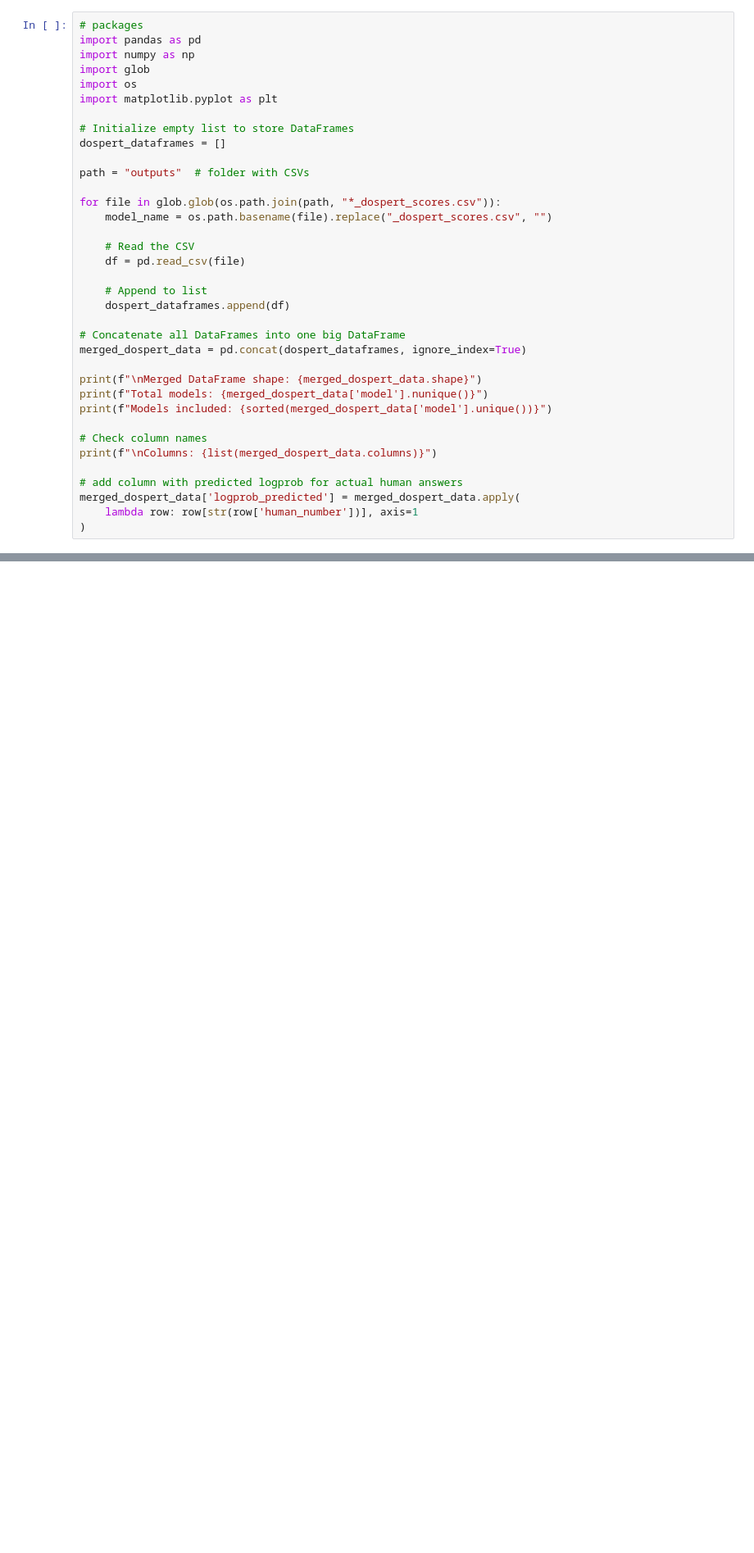
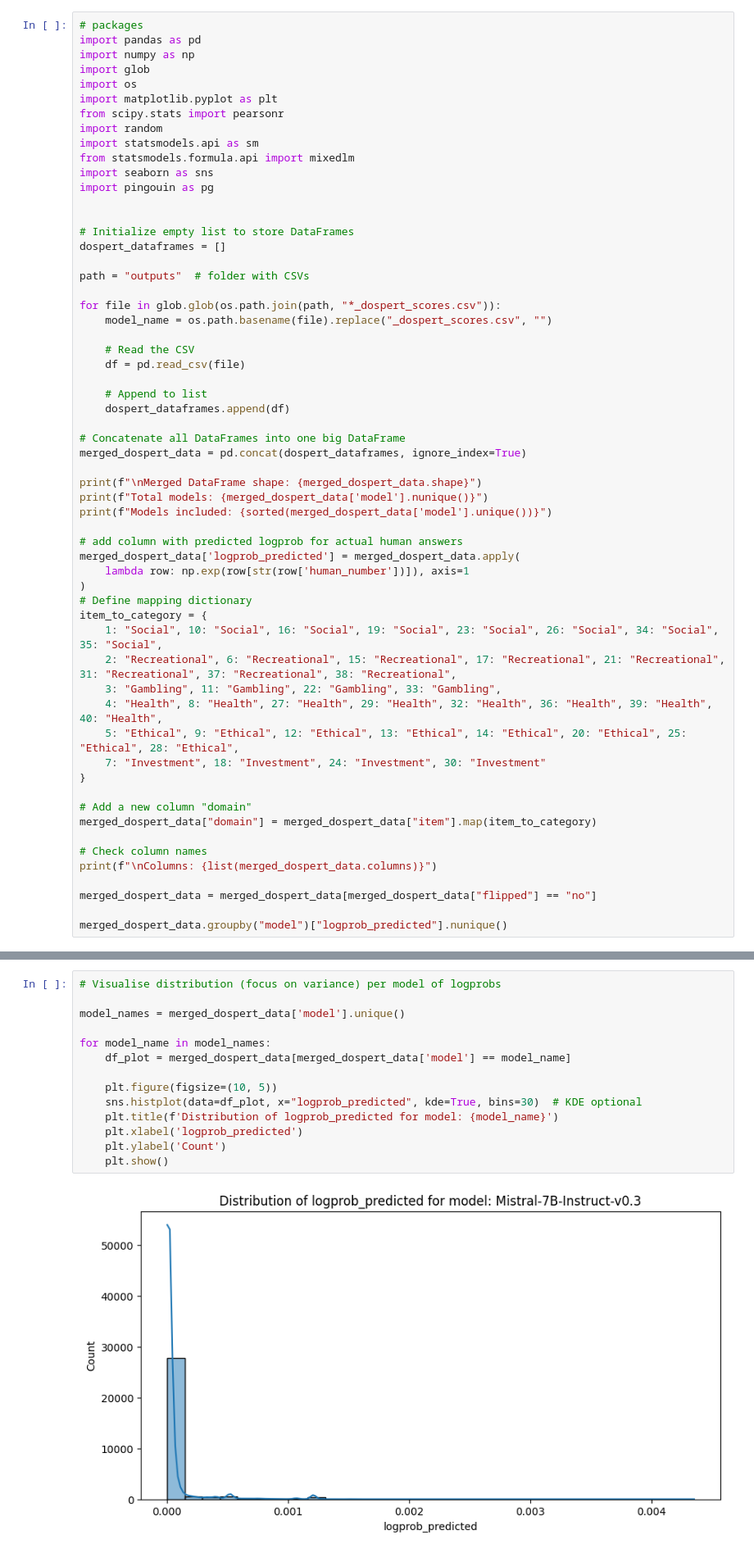
Before and after one commit to jelenameyer/LLMBehaviourGeneralizability, a Jupyter notebook: analysisScripts/survey_data_analysis/survey_data_anal.ipynb, the cells around one changed output, grey strips where cells are left out. Shown at 82% size. Cells and saved outputs as stored; diff of their text form; blank space fills up the shorter version.

Commit message:
Analyseansätze DOSPERT

```diff
--- a/analysisScripts/survey_data_analysis/survey_data_anal.ipynb
+++ b/analysisScripts/survey_data_analysis/survey_data_anal.ipynb
@@ -9,6 +9,13 @@ import numpy as np
 import glob
 import os
 import matplotlib.pyplot as plt
+from scipy.stats import pearsonr
+import random
+import statsmodels.api as sm
+from statsmodels.formula.api import mixedlm
+import seaborn as sns
+import pingouin as pg
+
 
 # Initialize empty list to store DataFrames
 dospert_dataframes = []
@@ -31,13 +38,29 @@ print(f"\nMerged DataFrame shape: {merged_dospert_data.shape}")
 print(f"Total models: {merged_dospert_data['model'].nunique()}")
 print(f"Models included: {sorted(merged_dospert_data['model'].unique())}")
 
+# add column with predicted logprob for actual human answers
+merged_dospert_data['logprob_predicted'] = merged_dospert_data.apply(
+    lambda row: np.exp(row[str(row['human_number'])]), axis=1
+)
+# Define mapping dictionary
+item_to_category = {
+    1: "Social", 10: "Social", 16: "Social", 19: "Social", 23: "Social", 26: "Social", 34: "Social", 35: "Social",
+    2: "Recreational", 6: "Recreational", 15: "Recreational", 17: "Recreational", 21: "Recreational", 31: "Recreational", 37: "Recreational", 38: "Recreational",
+    3: "Gambling", 11: "Gambling", 22: "Gambling", 33: "Gambling",
+    4: "Health", 8: "Health", 27: "Health", 29: "Health", 32: "Health", 36: "Health", 39: "Health", 40: "Health",
+    5: "Ethical", 9: "Ethical", 12: "Ethical", 13: "Ethical", 14: "Ethical", 20: "Ethical", 25: "Ethical", 28: "Ethical",
+    7: "Investment", 18: "Investment", 24: "Investment", 30: "Investment"
+}
+
+# Add a new column "domain"
+merged_dospert_data["domain"] = merged_dospert_data["item"].map(item_to_category)
+
 # Check column names
 print(f"\nColumns: {list(merged_dospert_data.columns)}")
 
-# add column with predicted logprob for actual human answers
-merged_dospert_data['logprob_predicted'] = merged_dospert_data.apply(
-    lambda row: row[str(row['human_number'])], axis=1
-)
+merged_dospert_data = merged_dospert_data[merged_dospert_data["flipped"] == "no"]
+
+merged_dospert_data.groupby("model")["logprob_predicted"].nunique()
 # %% [output]
 Merged DataFrame shape: (1208800, 11)
 Total models: 20
@@ -62,0 +87,16 @@ merged_dospert_data
+# %%
+# Visualise distribution (focus on variance) per model of logprobs
+
+model_names = merged_dospert_data['model'].unique()
+
+for model_name in model_names:
+    df_plot = merged_dospert_data[merged_dospert_data['model'] == model_name]
+
+    plt.figure(figsize=(10, 5))
+    sns.histplot(data=df_plot, x="logprob_predicted", kde=True, bins=30)  # KDE optional
+    plt.title(f'Distribution of logprob_predicted for model: {model_name}')
+    plt.xlabel('logprob_predicted')
+    plt.ylabel('Count')
+    plt.show()
+# %% [output]
+[figure, added]
```
Also changed, not shown: parts of 18 cells of this notebook, 1 other file.
